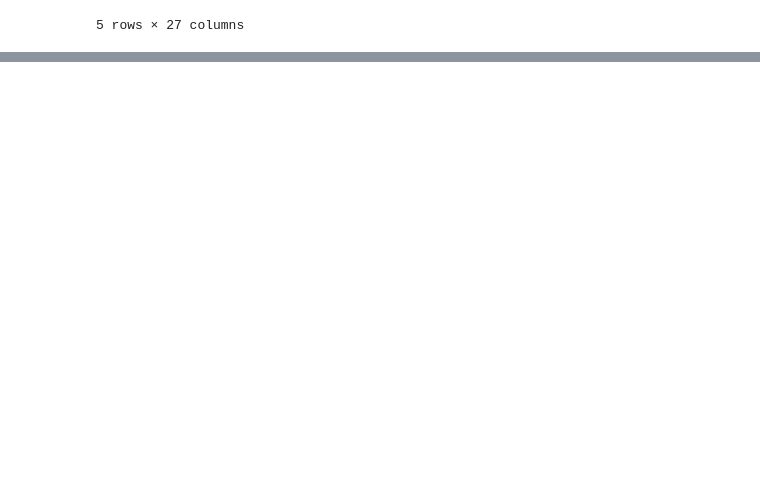
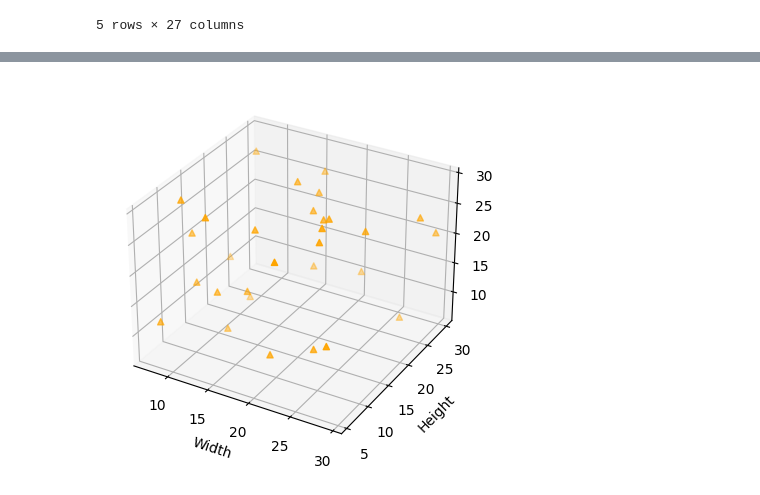
Before and after one commit to uday76805/crispy-adventure, a Jupyter notebook: notebooks/Data_Pipelining_Example.ipynb, the cells around one changed output, grey strips where cells are left out. Saved outputs shown, nothing was run; the diff lists cells and outputs as text; code cells hidden in the pictures; blank space fills up the shorter version.

```diff
--- a/notebooks/Data_Pipelining_Example.ipynb
+++ b/notebooks/Data_Pipelining_Example.ipynb
@@ -88,0 +140,5 @@ df2.head()
+# %%
+df2['width'] = df['dimensions.width']
+df2['height'] = df['dimensions.height']
+df2['depth'] = df['dimensions.depth']
+df2.head()
@@ -88,0 +152,11 @@ df2.head()
+# %%
+fig = plt.figure()
+ax = fig.add_subplot(projection = '3d')
+
+ax.scatter(df2['width'], df2['height'], df2['depth'], marker = '^', c = "orange")
+ax.set_xlabel('Width')
+ax.set_ylabel('Height')
+ax.set_zlabel('Depth')
+plt.show()
+# %% [output]
+[figure, added]
```
Also changed, not shown: parts of 6 cells of this notebook.
